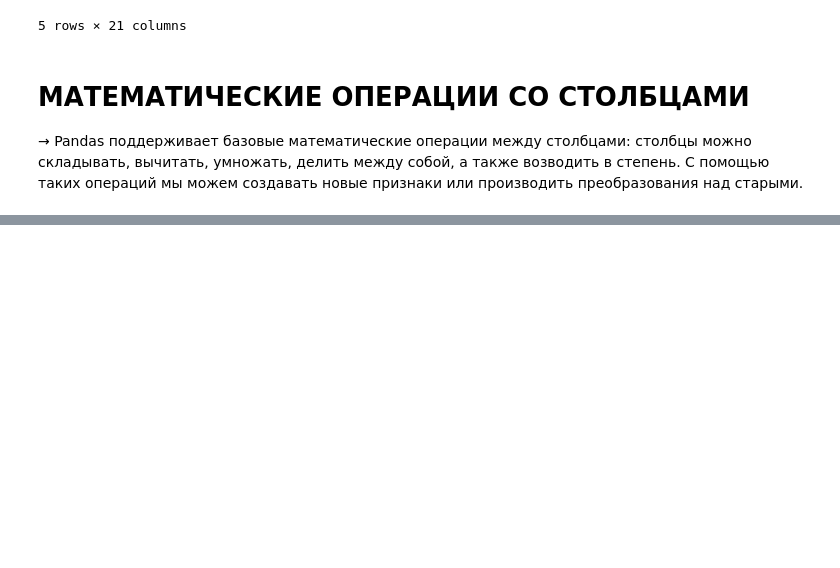
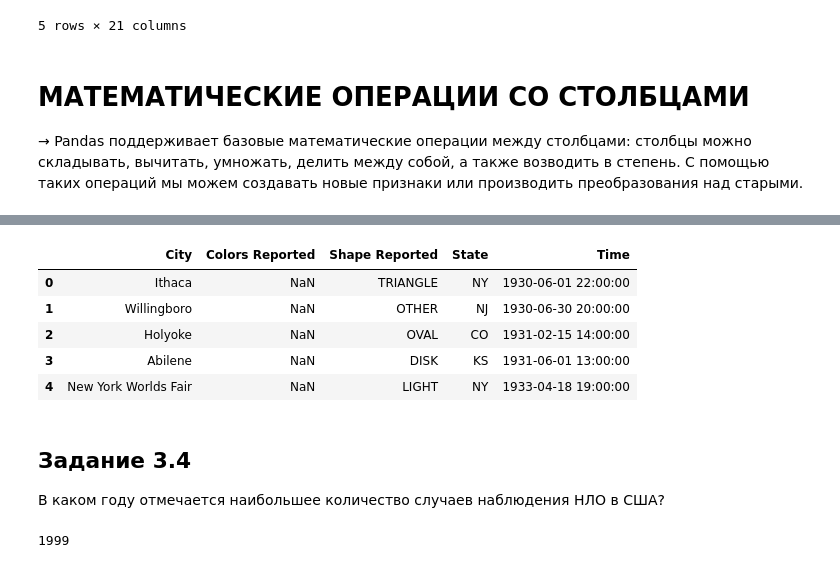
Before and after one commit to LarinDen/sf_ds, a Jupyter notebook: SkillFactory/PY_11_Базовые приёмы работы с данными в Pandas/Приёмы работы с данными в Pandas.ipynb, the cells around one changed output, grey strips where cells are left out. Drawn from its saved outputs; the diff is of its cells as text; code cells hidden in the pictures; blank space fills up the shorter version.

Commit message:
PY_PD_ Datetime

```diff
--- a/SkillFactory/PY_11_Базовые приёмы работы с данными в Pandas/Приёмы работы с данными в Pandas.ipynb
+++ b/SkillFactory/PY_11_Базовые приёмы работы с данными в Pandas/Приёмы работы с данными в Pandas.ipynb
@@ -88,0 +342,19 @@ display(total_rooms)
+# %%
+ufo_df['Time'] = pd.to_datetime(ufo_df["Time"])
+
+ufo_df.head()
+# %% [output]
+|  | City | Colors Reported | Shape Reported | State | Time |
+| 0 | Ithaca | NaN | TRIANGLE | NY | 1930-06-01 22:00:00 |
+| 1 | Willingboro | NaN | OTHER | NJ | 1930-06-30 20:00:00 |
+| 2 | Holyoke | NaN | OVAL | CO | 1931-02-15 14:00:00 |
+| 3 | Abilene | NaN | DISK | KS | 1931-06-01 13:00:00 |
+| 4 | New York Worlds Fair | NaN | LIGHT | NY | 1933-04-18 19:00:00 |
+# %% [markdown]
+##  Задание 3.4
+В каком году отмечается наибольшее количество случаев наблюдения НЛО в США?
+# %%
+ufo_df['Year'] = ufo_df['Time'].dt.year
+print(ufo_df['Year'].mode()[0])
+# %% [output]
+1999
```
Also changed, not shown: parts of 21 cells of this notebook, 3 other files.
